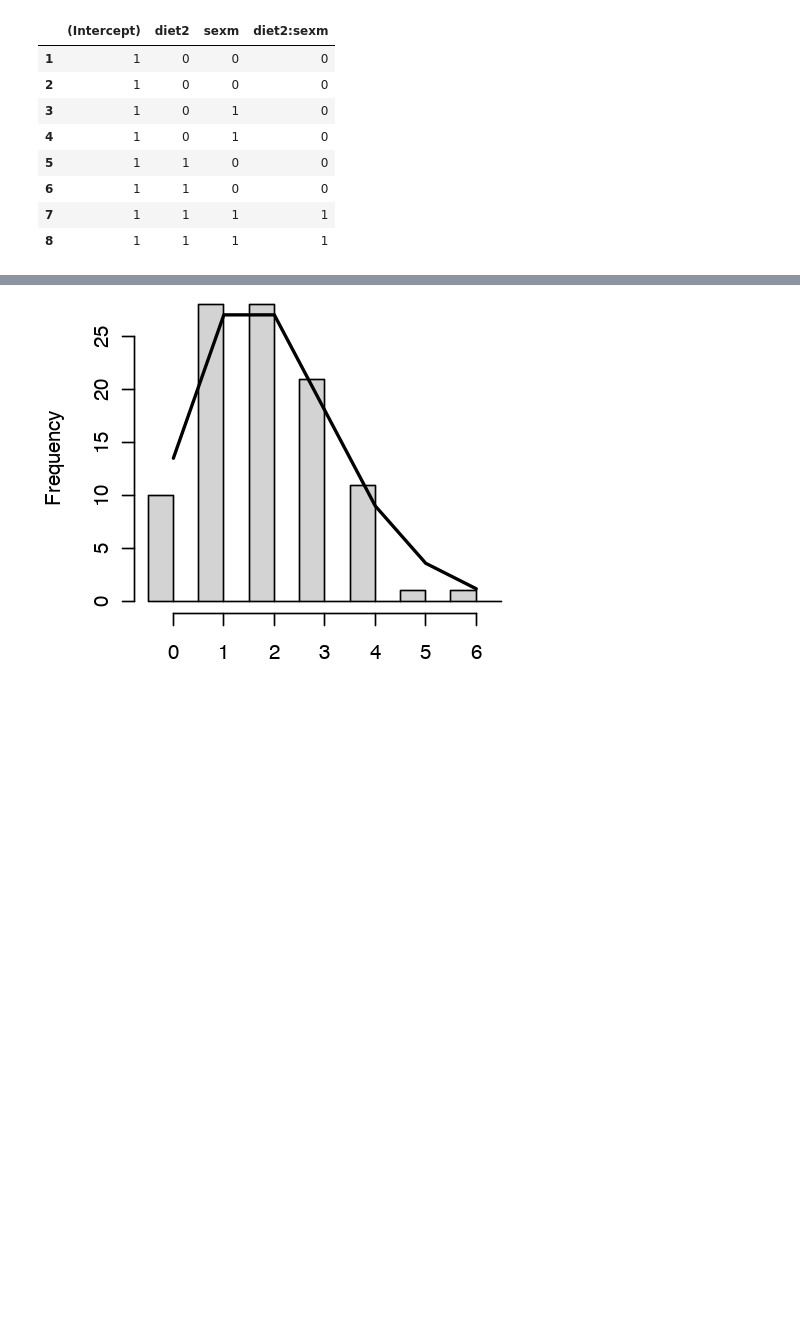
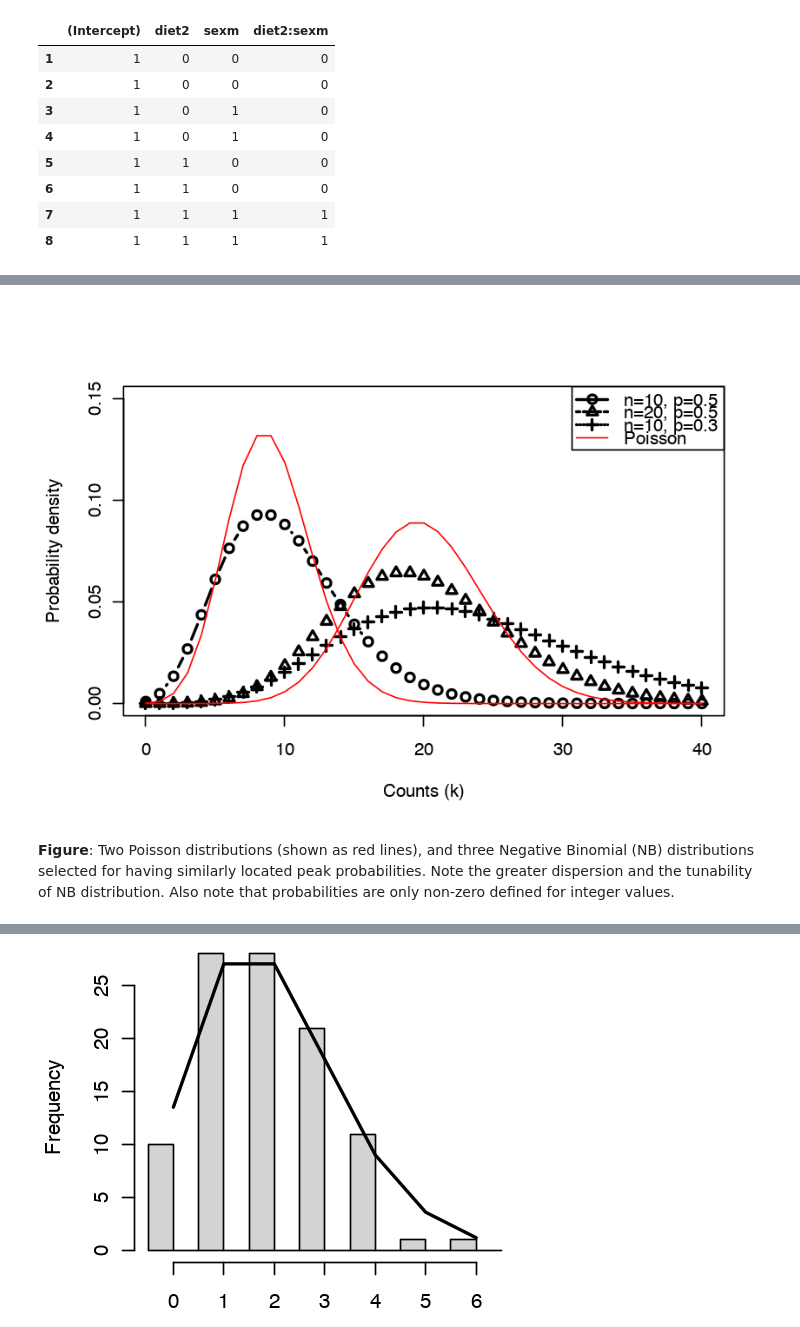
Before and after one commit to vjcitn/BrownCOBRE2018, a Jupyter notebook: notebooks_day2/BrownCOBREDay2Session2.ipynb, the cells around one changed output, grey strips where cells are left out. Drawn from its saved outputs; the diff is of its cells as text; code cells hidden in the pictures; blank space fills up the shorter version.

```diff
--- a/notebooks_day2/BrownCOBREDay2Session2.ipynb
+++ b/notebooks_day2/BrownCOBREDay2Session2.ipynb
@@ -280,0 +223,17 @@ We observe 100 counts from a Poisson distribution ($\lambda = 2$).
+# %%
+options(repr.plot.height=5, repr.plot.width=7)
+plot(x=0:40, y=dnbinom(0:40, size=10, prob=0.5),
+     type="b", lwd=2, ylim=c(0, 0.15),
+     xlab="Counts (k)", ylab="Probability density")
+lines(x=0:40, y=dnbinom(0:40, size=20, prob=0.5),
+      type="b", lwd=2, lty=2, pch=2)
+lines(x=0:40, y=dnbinom(0:40, size=10, prob=0.3),
+      type="b", lwd=2, lty=3, pch=3)
+lines(x=0:40, y=dpois(0:40, lambda=9), col="red")
+lines(x=0:40, y=dpois(0:40, lambda=20), col="red")
+legend("topright", lwd=c(2,2,2,1), lty=c(1:3,1), pch=c(1:3,-1), col=c(rep("black", 3), "red"),
+       legend=c("n=10, p=0.5", "n=20, p=0.5", "n=10, p=0.3", "Poisson"))
+# %% [output]
+[figure, added]
+# %% [markdown]
+**Figure**: Two Poisson distributions (shown as red lines), and three Negative Binomial (NB) distributions selected for having similarly located peak probabilities. Note the greater dispersion and the tunability of NB distribution. Also note that probabilities are only non-zero defined for integer values.
```
Also changed, not shown: parts of 17 cells of this notebook.
